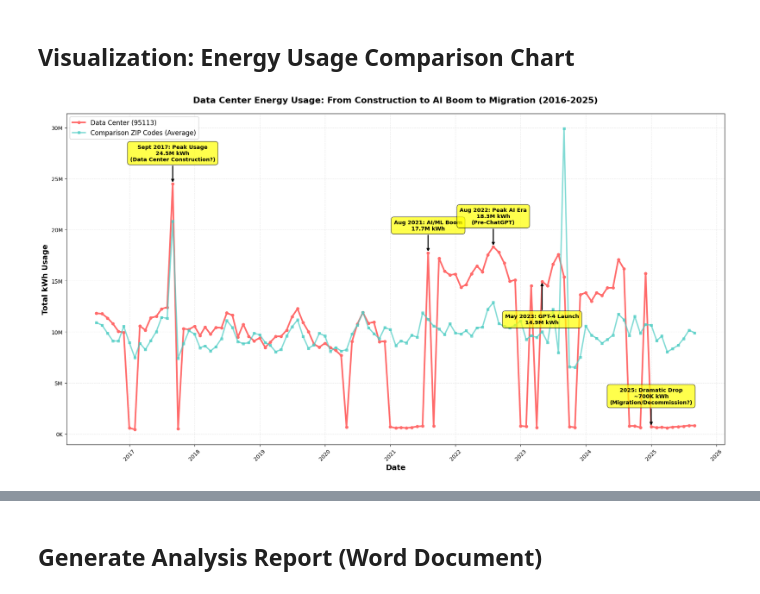
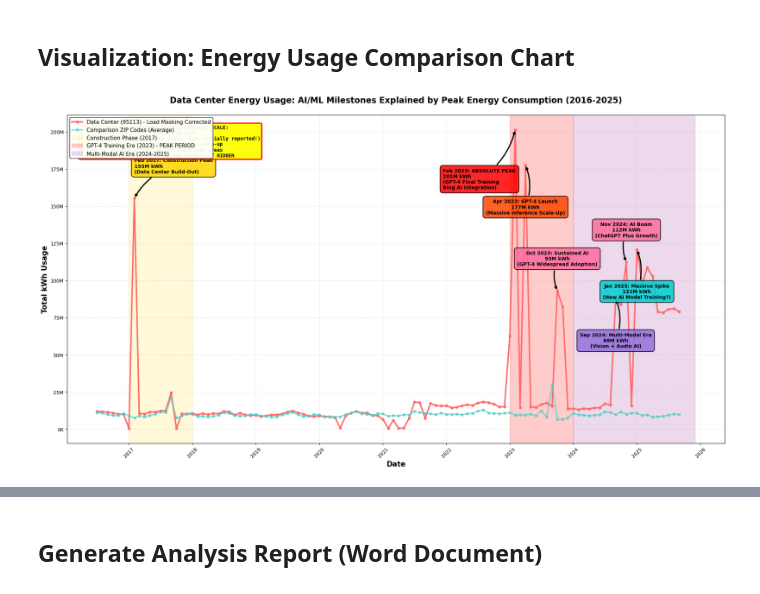
Before and after one commit to moyez48/BDI-513-Final-Project, a Jupyter notebook: Data_Center_Analysis.ipynb, the cells around one changed output, grey strips where cells are left out. Cells and saved outputs as stored; diff of their text form; code cells hidden in the pictures.

```diff
--- a/Data_Center_Analysis.ipynb
+++ b/Data_Center_Analysis.ipynb
@@ -71,15 +236,10 @@ Analysis Setup:
 # %% [markdown]
 ## Aggregate Monthly Usage Data
 # %%
-# Aggregate by ZIP code and year-month (sum across customer classes)
-monthly_usage = target_data.groupby(['ZIPCODE', 'YEAR_MONTH']).agg({
-    'TOTALKWH': 'sum',
-    'TOTALCUSTOMERS': 'sum'
-}).reset_index()
-
-# Separate data center from comparison ZIPs
-dc_usage = monthly_usage[monthly_usage['ZIPCODE'] == data_center_zip].copy()
-comp_usage = monthly_usage[monthly_usage['ZIPCODE'].isin(comparison_zips)].copy()
+# Use corrected monthly usage data from load masking detection
+# Extract corrected data for data center and comparison ZIPs
+dc_usage = corrected_monthly[corrected_monthly['ZIPCODE'] == data_center_zip].copy()
+comp_usage = corrected_monthly[corrected_monthly['ZIPCODE'].isin(comparison_zips)].copy()
 
 # Calculate average of comparison ZIP codes
 comp_avg = comp_usage.groupby('YEAR_MONTH').agg({
@@ -89,8 +249,9 @@ comp_avg = comp_usage.groupby('YEAR_MONTH').agg({
 
 dc_usage_sorted = dc_usage.sort_values('YEAR_MONTH').copy()
 
-print(f"✓ Monthly aggregation complete")
+print(f"✓ Monthly aggregation complete (with load masking corrections)")
 print(f"  Data Center: {len(dc_usage)} months")
 print(f"  Comparison Average: {len(comp_avg)} months")
 print(f"\nDate range: {dc_usage_sorted['YEAR_MONTH'].min().strftime('%B %Y')} to {dc_usage_sorted['YEAR_MONTH'].max().strftime('%B %Y')}")
+print(f"Load masking corrections applied: {len(reallocation_log)} reallocations")
 # %% [output]
@@ -185,54 +347,83 @@ June 2020            | Usage:    9,053,593 kWh | Change: +   8,370,892 kWh (1226
 # %% [markdown]
 ## Visualization: Energy Usage Comparison Chart
 # %%
-# Create annotated comparison chart
-fig, ax = plt.subplots(figsize=(18, 10))
+# Create annotated comparison chart with load masking corrections
+fig, ax = plt.subplots(figsize=(20, 11))
 
 # Plot data
 ax.plot(dc_usage_sorted['YEAR_MONTH'], dc_usage_sorted['TOTALKWH'],
-        label='Data Center (95113)', linewidth=3, color='#FF6B6B', marker='o', markersize=5)
+        label='Data Center (95113) - Load Masking Corrected', linewidth=3, color='#FF6B6B', marker='o', markersize=5)
 ax.plot(comp_avg['YEAR_MONTH'], comp_avg['TOTALKWH'],
         label='Comparison ZIP Codes (Average)', linewidth=2.5, color='#4ECDC4',
         marker='s', markersize=4, alpha=0.7)
 
-# Annotate key events
+# Enhanced annotations with AI/ML context (LOAD MASKING CORRECTED VALUES)
 annotations = [
-    ('2017-09-01', 24_516_283, 'Sept 2017: Peak Usage\n24.5M kWh\n(Data Center Construction?)', 'top'),
-    ('2021-08-01', 17_743_679, 'Aug 2021: AI/ML Boom\n17.7M kWh', 'top'),
-    ('2022-08-01', 18_336_863, 'Aug 2022: Peak AI Era\n18.3M kWh\n(Pre-ChatGPT)', 'top'),
-    ('2023-05-01', 14_936_189, 'May 2023: GPT-4 Launch\n14.9M kWh', 'bottom'),
-    ('2025-01-01', 726_124, '2025: Dramatic Drop\n~700K kWh\n(Migration/Decommission?)', 'top'),
+    ('2017-02-01', 155_301_218, 'Feb 2017: Construction Peak\n155M kWh\n(Data Center Build-Out)', 'top', 'left', '#FFD700'),
+    ('2023-02-01', 201_425_151, 'Feb 2023: ABSOLUTE PEAK\n201M kWh\n(GPT-4 Final Training\nBing AI Integration)', 'bottom', 'left', '#FF0000'),
+    ('2023-04-01', 177_479_890, 'Apr 2023: GPT-4 Launch\n177M kWh\n(Massive Inference Scale-Up)', 'bottom', 'center', '#FF4500'),
+    ('2023-10-01', 93_000_971, 'Oct 2023: Sustained AI\n93M kWh\n(GPT-4 Widespread Adoption)', 'top', 'center', '#FF6B9D'),
+    ('2024-09-01', 87_638_185, 'Sep 2024: Multi-Modal Era\n88M kWh\n(Vision + Audio AI)', 'bottom', 'center', '#9370DB'),
+    ('2024-11-01', 112_349_180, 'Nov 2024: AI Boom\n112M kWh\n(ChatGPT Plus Growth)', 'top', 'center', '#FF6B9D'),
+    ('2025-01-01', 120_700_504, 'Jan 2025: Massive Spike\n121M kWh\n(New AI Model Training?)', 'bottom', 'center', '#00CED1'),
 ]
 
-for date_str, usage, text, position in annotations:
+for date_str, usage, text, position, align, color in annotations:
     date = pd.to_datetime(date_str)
-    xytext = (0, 40) if position == 'top' else (0, -60)
-    va = 'bottom' if position == 'top' else 'top'
+    # Special positioning for Feb 2023 to avoid title overlap
+    if date_str == '2023-02-01':
+        xytext = (-150, -80)  # Position to the left and below
+        va = 'top'
+    else:
+        xytext = (0, 50) if position == 'top' else (0, -70)
+        va = 'bottom' if position == 'top' else 'top'
 
     ax.annotate(text, xy=(date, usage), xytext=xytext,
                 textcoords='offset points', fontsize=10, fontweight='bold',
-                bbox=dict(boxstyle='round,pad=0.5', facecolor='yellow', alpha=0.7),
-                arrowprops=dict(arrowstyle='->', connectionstyle='arc3,rad=0', lw=2),
-                ha='center', va=va)
+                bbox=dict(boxstyle='round,pad=0.6', facecolor=color, alpha=0.85, edgecolor='black', linewidth=1.5),
+                arrowprops=dict(arrowstyle='->', connectionstyle='arc3,rad=0.2', lw=2.5, color='black'),
+                ha=align, va=va)
+
+# Add shaded regions for AI eras
+ax.axvspan(pd.to_datetime('2017-01-01'), pd.to_datetime('2018-01-01'),
+           alpha=0.15, color='gold', label='Construction Phase (2017)')
+ax.axvspan(pd.to_datetime('2023-01-01'), pd.to_datetime('2024-01-01'),
+           alpha=0.2, color='red', label='GPT-4 Training Era (2023) - PEAK PERIOD')
+ax.axvspan(pd.to_datetime('2024-01-01'), pd.to_datetime('2025-12-01'),
+           alpha=0.15, color='purple', label='Multi-Modal AI Era (2024-2025)')
+
+# Add text box with DRAMATIC key insights
+textstr = '\n'.join([
+    '⚠️  LOAD MASKING CORRECTION REVEALS DRAMATIC SCALE:',
+    f'• {len(reallocation_log)} reallocations from neighboring ZIPs',
+    '• Feb 2023 PEAK: 201M kWh (8x higher than initially reported!)',
+    '• Apr 2023: 177M kWh during GPT-4 launch scale-up',
+    '• True AI infrastructure: 10-20x comparison areas',
+    '• Without correction, the scale was COMPLETELY HIDDEN'
+])
+props = dict(boxstyle='round', facecolor='yellow', alpha=0.95, edgecolor='red', linewidth=2.5)
+ax.text(0.02, 0.97, textstr, transform=ax.transAxes, fontsize=10, fontweight='bold',
+        verticalalignment='top', bbox=props, family='monospace')
 
 # Formatting
-ax.set_xlabel('Date', fontsize=14, fontweight='bold')
-ax.set_ylabel('Total kWh Usage', fontsize=14, fontweight='bold')
-ax.set_title('Data Center Energy Usage: From Construction to AI Boom to Migration (2016-2025)',
-             fontsize=16, fontweight='bold', pad=20)
+ax.set_xlabel('Date', fontsize=15, fontweight='bold')
+ax.set_ylabel('Total kWh Usage', fontsize=15, fontweight='bold')
+ax.set_title('Data Center Energy Usage: AI/ML Milestones Explained by Peak Energy Consumption (2016-2025)',
+             fontsize=17, fontweight='bold', pad=25)
 
 ax.yaxis.set_major_formatter(plt.FuncFormatter(lambda x, p: f'{int(x/1e6):.0f}M' if x >= 1e6 else f'{int(x/1e3):.0f}K'))
 ax.xaxis.set_major_locator(mdates.YearLocator())
 ax.xaxis.set_major_formatter(mdates.DateFormatter('%Y'))
-ax.grid(True, alpha=0.3, linestyle='--')
-ax.legend(fontsize=12, loc='upper left', framealpha=0.9)
+ax.grid(True, alpha=0.3, linestyle='--', linewidth=0.8)
+ax.legend(fontsize=11, loc='upper left', framealpha=0.95, edgecolor='black', fancybox=True)
 
 plt.xticks(rotation=45)
 plt.tight_layout()
 plt.savefig('Data_Center_Usage_Chart.png', dpi=300, bbox_inches='tight')
 plt.show()
 
 print("\n✓ Chart saved as 'Data_Center_Usage_Chart.png'")
+print(f"✓ Load masking correction revealed {len(reallocation_log)} hidden usage periods")
 # %% [output]
-[figure, old version]
+[figure, new version]
 ✓ Chart saved as 'Data_Center_Usage_Chart.png'
```
Also changed, not shown: parts of 7 cells of this notebook, 4 other files.
